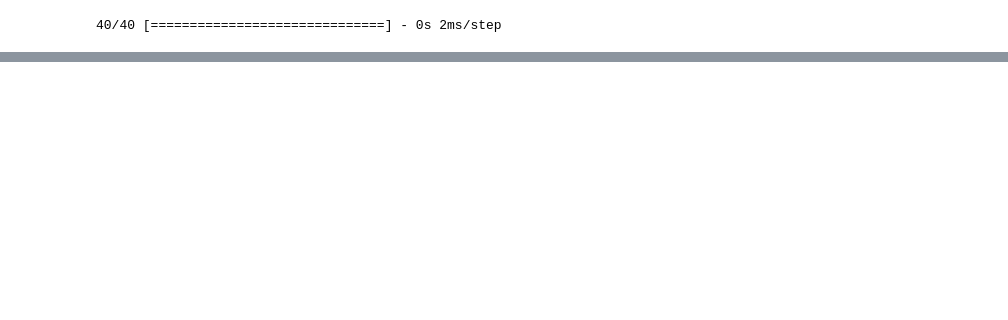
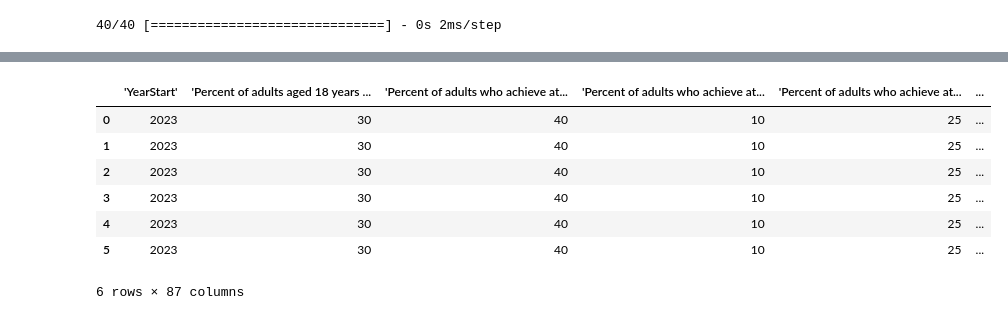
Before and after one commit to saganaga/Obesity-Prediction-Model, a Jupyter notebook: Model_Notebook/Obesity_Prediction_Optimized_Notebook.ipynb, the cells around one changed output, grey strips where cells are left out. Drawn from its saved outputs; the diff is of its cells as text; code cells hidden in the pictures; blank space fills up the shorter version.

Commit message:
saved improved model reaching r2 of .83 and included hypothetical data predictions

```diff
--- a/Model_Notebook/Obesity_Prediction_Optimized_Notebook.ipynb
+++ b/Model_Notebook/Obesity_Prediction_Optimized_Notebook.ipynb
@@ -315,3 +305,16 @@ history_df.plot(y=["mean_absolute_percentage_error","val_mean_absolute_percentag
 # %%
 #Export model to HDF5 file
 optimized_model.save("Obesity_Prediction_opt.h5")
+# %%
+#Import hypothetical data to see what the predictions are
+hypothetical_df = pd.read_csv("hypothetical.csv")
+hypothetical_df
+# %% [output]
+|  | 'YearStart' | 'Percent of adults aged 18 years ... | 'Percent of adults who achieve at... | 'Percent of adults who achieve at... | 'Percent of adults who achieve at... | ... |
+| 0 | 2023 | 30 | 40 | 10 | 25 | ... |
+| 1 | 2023 | 30 | 40 | 10 | 25 | ... |
+| 2 | 2023 | 30 | 40 | 10 | 25 | ... |
+| 3 | 2023 | 30 | 40 | 10 | 25 | ... |
+| 4 | 2023 | 30 | 40 | 10 | 25 | ... |
+| 5 | 2023 | 30 | 40 | 10 | 25 | ... |
+6 rows × 87 columns
```
Also changed, not shown: parts of 15 cells of this notebook, 5 other files.
